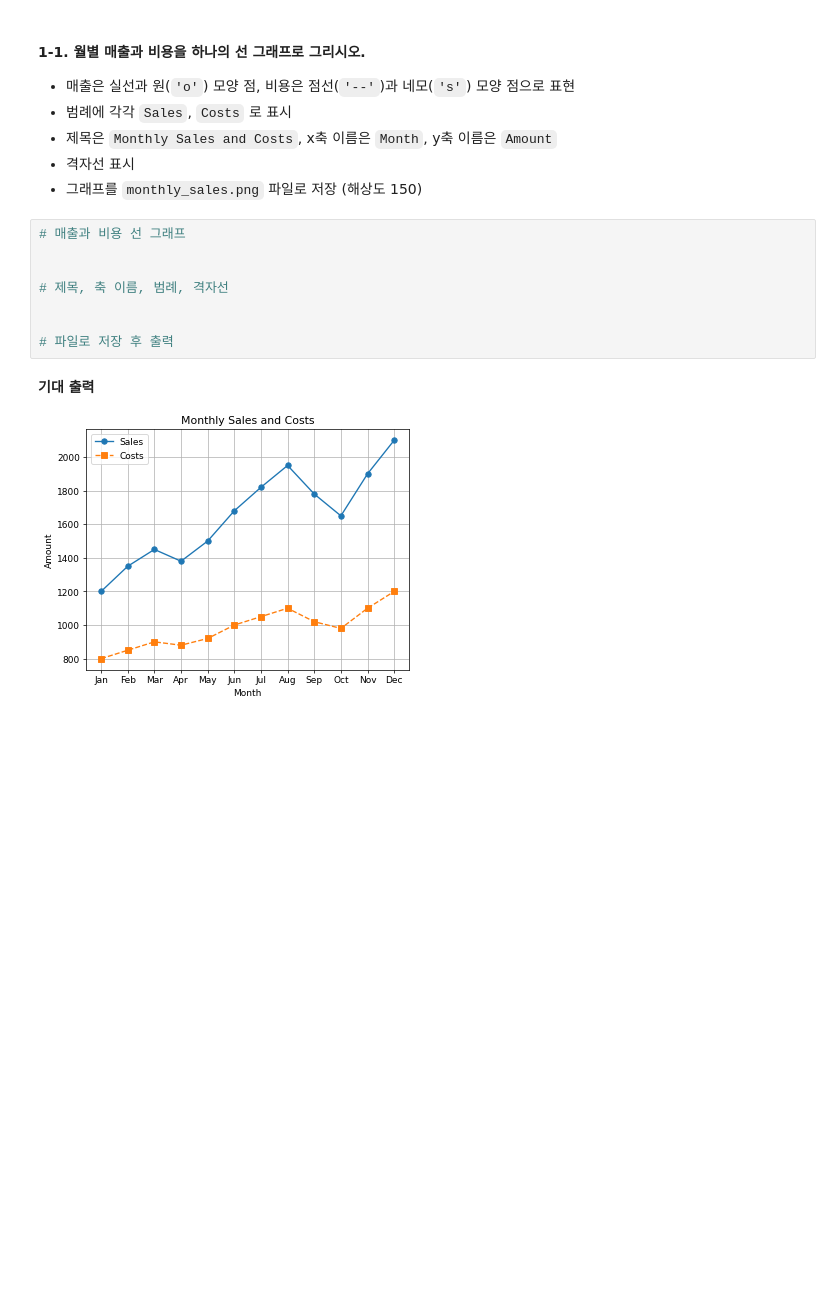
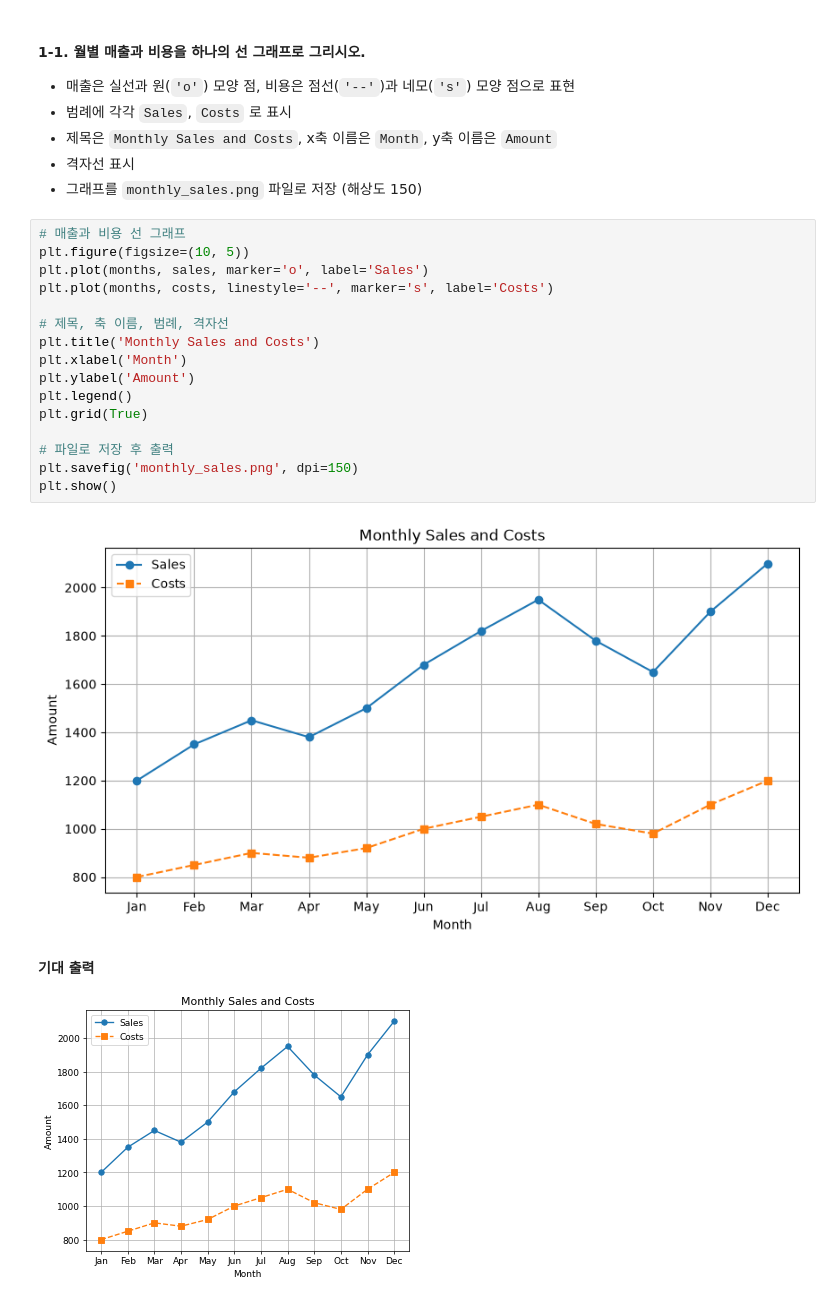
Before and after one commit to koreatechcheeseduck/BasicDataScience_2026-2, a Jupyter notebook: lec08-2_lab_visualization-1.ipynb, the cells around one changed output. Drawn from its saved outputs; the diff is of its cells as text; blank space fills up the shorter version.

```diff
--- a/lec08-2_lab_visualization-1.ipynb
+++ b/lec08-2_lab_visualization-1.ipynb
@@ -44,14 +44,24 @@ costs  = [ 800,  850,  900,  880,  920, 1000, 1050, 1100, 1020,  980, 1100, 1200
 - 제목은 `Monthly Sales and Costs`, x축 이름은 `Month`, y축 이름은 `Amount`
 - 격자선 표시
 - 그래프를 `monthly_sales.png` 파일로 저장 (해상도 150)
-# %%
-# 매출과 비용 선 그래프
-
-
-# 제목, 축 이름, 범례, 격자선
-
-
-# 파일로 저장 후 출력
+# %%
+# 매출과 비용 선 그래프
+plt.figure(figsize=(10, 5))
+plt.plot(months, sales, marker='o', label='Sales')
+plt.plot(months, costs, linestyle='--', marker='s', label='Costs')
+
+# 제목, 축 이름, 범례, 격자선
+plt.title('Monthly Sales and Costs')
+plt.xlabel('Month')
+plt.ylabel('Amount')
+plt.legend()
+plt.grid(True)
+
+# 파일로 저장 후 출력
+plt.savefig('monthly_sales.png', dpi=150)
+plt.show()
+# %% [output]
+[figure, added]
 # %% [markdown]
 **기대 출력**
 
```
Also changed, not shown: parts of 21 cells of this notebook, 1 other file.
